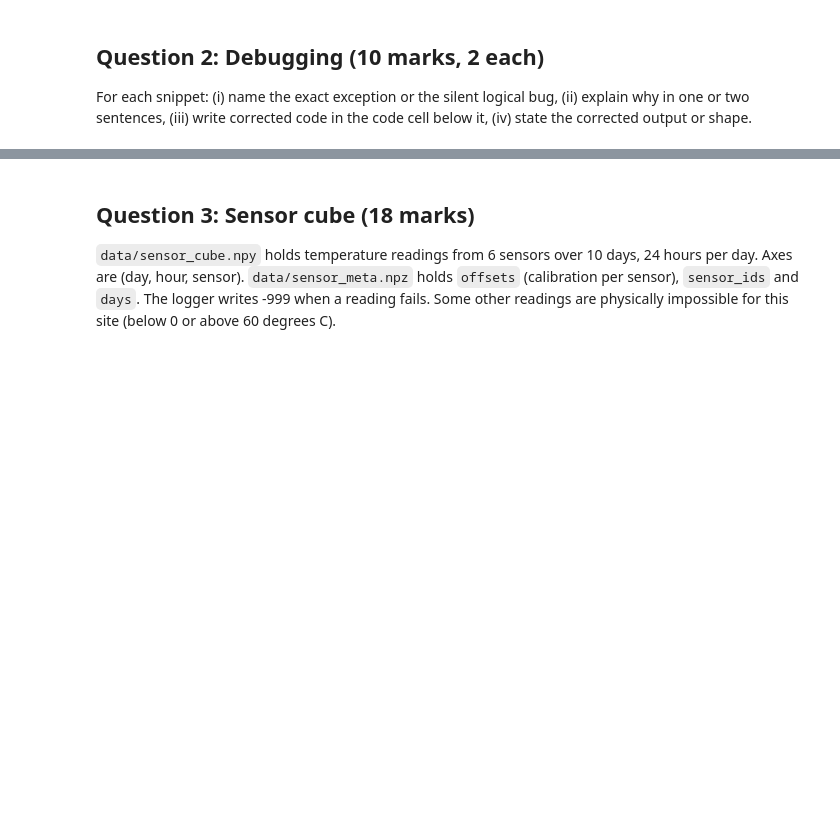
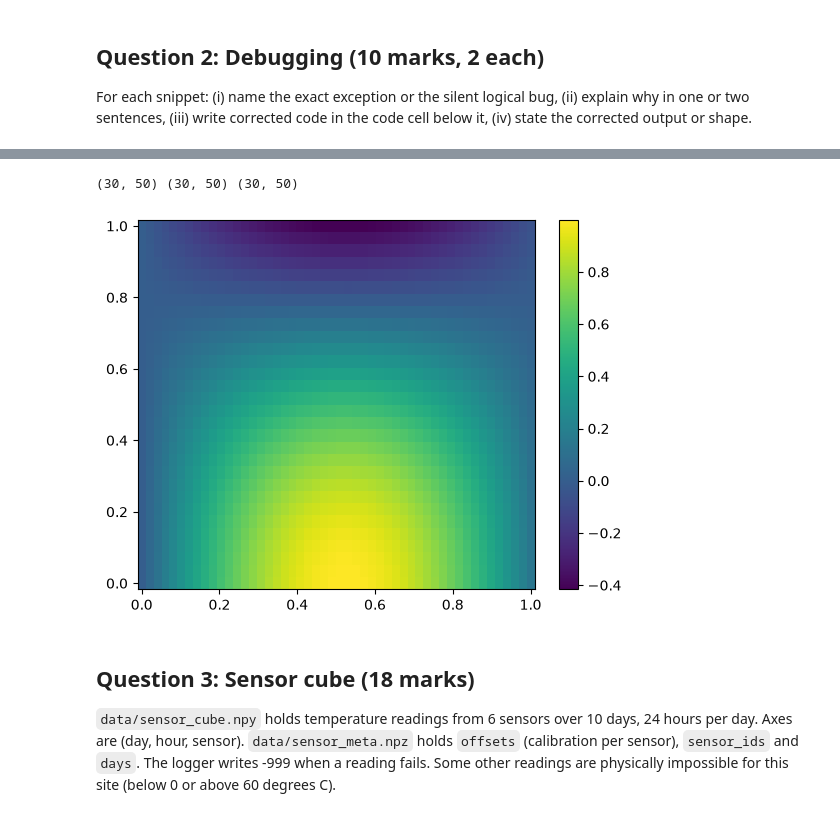
Before and after one commit to Muhammad-Ali-Sajjad-12/PAI-A3-25F-0105, a Jupyter notebook: Assignment3_Programming_for_AI.ipynb, the cells around one changed output, grey strips where cells are left out. Saved outputs shown, nothing was run; the diff lists cells and outputs as text; code cells hidden in the pictures; blank space fills up the shorter version.

```diff
--- a/Assignment3_Programming_for_AI.ipynb
+++ b/Assignment3_Programming_for_AI.ipynb
@@ -270,3 +332,16 @@ Intended: heatmap of sin(3x)cos(2y) with a working colorbar and no shape error.
+# %%
+# YOUR CODE HERE (corrected version)
+x = np.linspace(0, 1, 50)
+y = np.linspace(0, 1, 30)
+X, Y = np.meshgrid(x, y)
+Z = np.sin(3 * X) * np.cos(2 * Y) # corrected x -> X bcz capital X is grid not small x
+fig, ax = plt.subplots()
+im = ax.pcolormesh(X, Y, Z)     #Heatmap objext
+plt.colorbar(im)
+print(X.shape,Y.shape, Z.shape)
+# %% [output]
+(30, 50) (30, 50) (30, 50)
+[figure, added]
 # %% [markdown]
 ## Question 3: Sensor cube (18 marks)
 `data/sensor_cube.npy` holds temperature readings from 6 sensors over 10 days, 24 hours per day. Axes are (day, hour, sensor). `data/sensor_meta.npz` holds `offsets` (calibration per sensor), `sensor_ids` and `days`. The logger writes -999 when a reading fails. Some other readings are physically impossible for this site (below 0 or above 60 degrees C).
```
Also changed, not shown: parts of 16 cells of this notebook.
